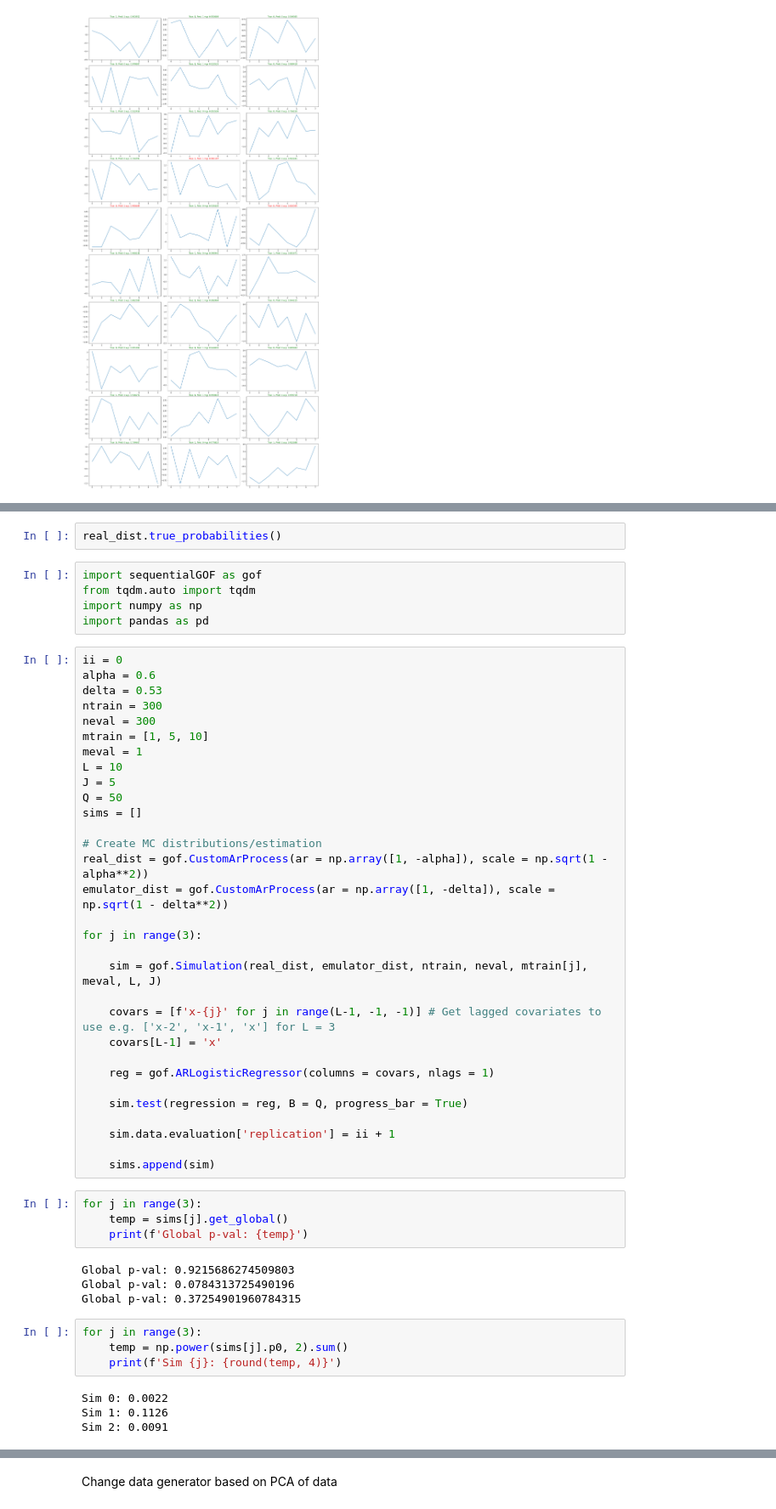
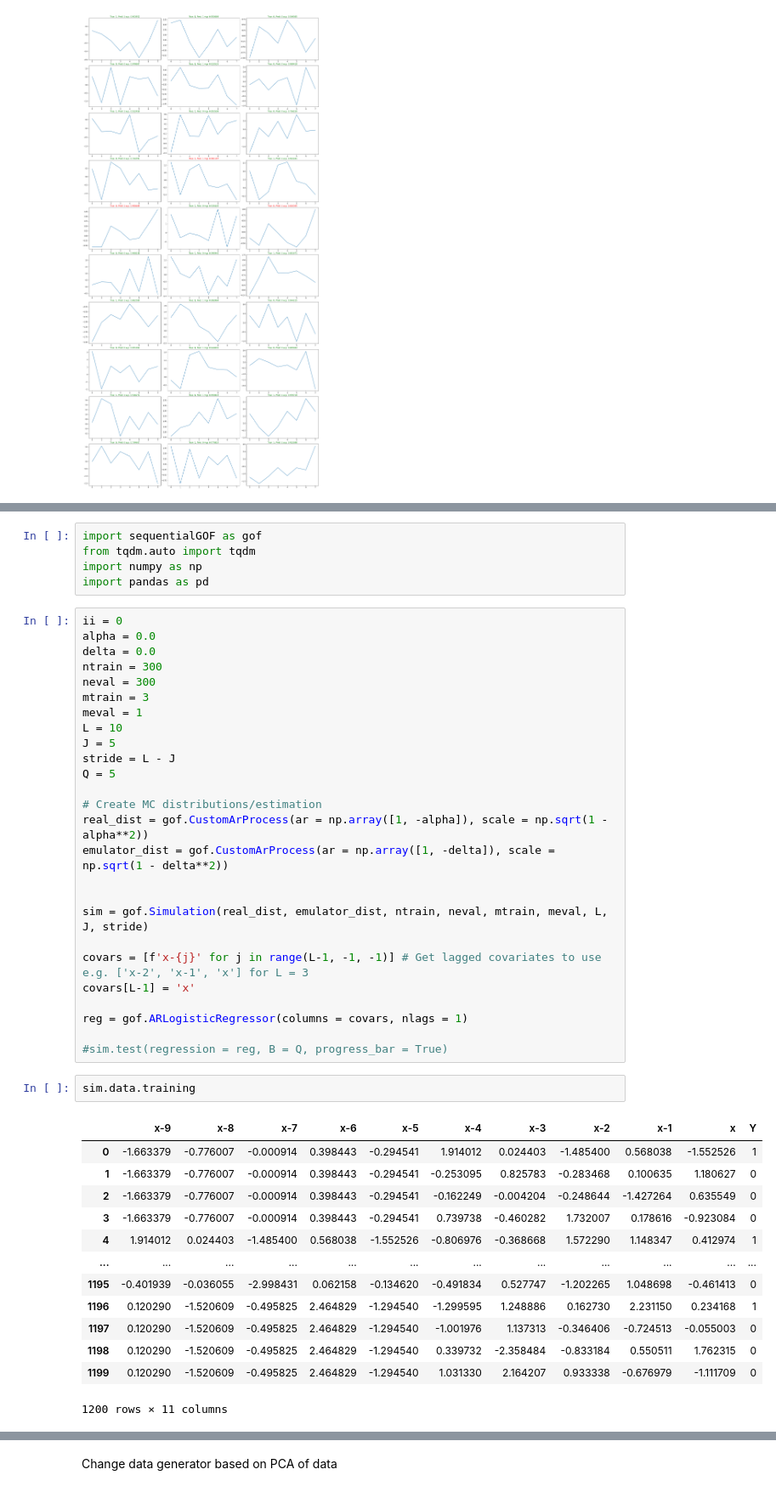
Before and after one commit to galenvincent/seq-GOF, a Jupyter notebook: testing.ipynb, the cells around one changed output, grey strips where cells are left out. Shown at 85% size. Cells and saved outputs as stored; diff of their text form.

Commit message:
Added stride argument to the test.

```diff
--- a/testing.ipynb
+++ b/testing.ipynb
@@ -523,5 +507,3 @@ a.evaluation['p'] = real_dist.true_probabilities(a.evaluation[a.seq_cols], gener
-# %%
-real_dist.true_probabilities()
 # %%
 import sequentialGOF as gof
 from tqdm.auto import tqdm
@@ -529,48 +511,43 @@ import numpy as np
 import pandas as pd
 # %%
 ii = 0
-alpha = 0.6
-delta = 0.53
+alpha = 0.0
+delta = 0.0
 ntrain = 300
 neval = 300
-mtrain = [1, 5, 10]
+mtrain = 3
 meval = 1
 L = 10
 J = 5
-Q = 50
-sims = []
+stride = L - J
+Q = 5
 
 # Create MC distributions/estimation
 real_dist = gof.CustomArProcess(ar = np.array([1, -alpha]), scale = np.sqrt(1 - alpha**2))
 emulator_dist = gof.CustomArProcess(ar = np.array([1, -delta]), scale = np.sqrt(1 - delta**2))
 
-for j in range(3):
 
-    sim = gof.Simulation(real_dist, emulator_dist, ntrain, neval, mtrain[j], meval, L, J)
+sim = gof.Simulation(real_dist, emulator_dist, ntrain, neval, mtrain, meval, L, J, stride)
 
-    covars = [f'x-{j}' for j in range(L-1, -1, -1)] # Get lagged covariates to use e.g. ['x-2', 'x-1', 'x'] for L = 3
-    covars[L-1] = 'x'
+covars = [f'x-{j}' for j in range(L-1, -1, -1)] # Get lagged covariates to use e.g. ['x-2', 'x-1', 'x'] for L = 3
+covars[L-1] = 'x'
 
-    reg = gof.ARLogisticRegressor(columns = covars, nlags = 1)
+reg = gof.ARLogisticRegressor(columns = covars, nlags = 1)
 
-    sim.test(regression = reg, B = Q, progress_bar = True)
-
-    sim.data.evaluation['replication'] = ii + 1
-
-    sims.append(sim)
+#sim.test(regression = reg, B = Q, progress_bar = True)
-# %%
-for j in range(3):
-    temp = sims[j].get_global()
-    print(f'Global p-val: {temp}')
-# %% [output]
-Global p-val: 0.9215686274509803
-Global p-val: 0.0784313725490196
-Global p-val: 0.37254901960784315
-# %%
-for j in range(3):
-    temp = np.power(sims[j].p0, 2).sum()
-    print(f'Sim {j}: {round(temp, 4)}')
-# %% [output]
-Sim 0: 0.0022
-Sim 1: 0.1126
-Sim 2: 0.0091
+# %%
+sim.data.training
+# %% [output]
+|  | x-9 | x-8 | x-7 | x-6 | x-5 | x-4 | x-3 | x-2 | x-1 | x | Y |
+| 0 | -1.663379 | -0.776007 | -0.000914 | 0.398443 | -0.294541 | 1.914012 | 0.024403 | -1.485400 | 0.568038 | -1.552526 | 1 |
+| 1 | -1.663379 | -0.776007 | -0.000914 | 0.398443 | -0.294541 | -0.253095 | 0.825783 | -0.283468 | 0.100635 | 1.180627 | 0 |
+| 2 | -1.663379 | -0.776007 | -0.000914 | 0.398443 | -0.294541 | -0.162249 | -0.004204 | -0.248644 | -1.427264 | 0.635549 | 0 |
+| 3 | -1.663379 | -0.776007 | -0.000914 | 0.398443 | -0.294541 | 0.739738 | -0.460282 | 1.732007 | 0.178616 | -0.923084 | 0 |
+| 4 | 1.914012 | 0.024403 | -1.485400 | 0.568038 | -1.552526 | -0.806976 | -0.368668 | 1.572290 | 1.148347 | 0.412974 | 1 |
+| ... | ... | ... | ... | ... | ... | ... | ... | ... | ... | ... | ... |
+| 1195 | -0.401939 | -0.036055 | -2.998431 | 0.062158 | -0.134620 | -0.491834 | 0.527747 | -1.202265 | 1.048698 | -0.461413 | 0 |
+| 1196 | 0.120290 | -1.520609 | -0.495825 | 2.464829 | -1.294540 | -1.299595 | 1.248886 | 0.162730 | 2.231150 | 0.234168 | 1 |
+| 1197 | 0.120290 | -1.520609 | -0.495825 | 2.464829 | -1.294540 | -1.001976 | 1.137313 | -0.346406 | -0.724513 | -0.055003 | 0 |
+| 1198 | 0.120290 | -1.520609 | -0.495825 | 2.464829 | -1.294540 | 0.339732 | -2.358484 | -0.833184 | 0.550511 | 1.762315 | 0 |
+| 1199 | 0.120290 | -1.520609 | -0.495825 | 2.464829 | -1.294540 | 1.031330 | 2.164207 | 0.933338 | -0.676979 | -1.111709 | 0 |
+1200 rows × 11 columns
```
Also changed, not shown: parts of 26 cells of this notebook, 4 other files.
